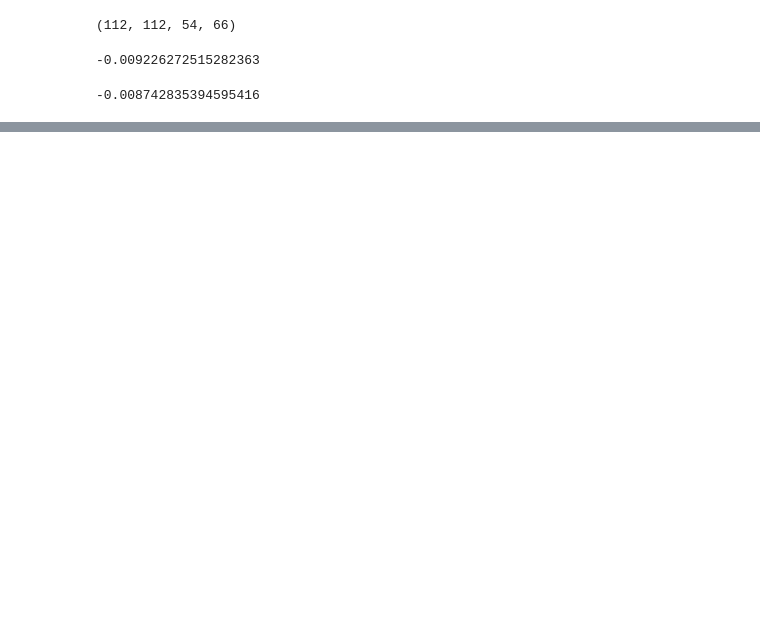
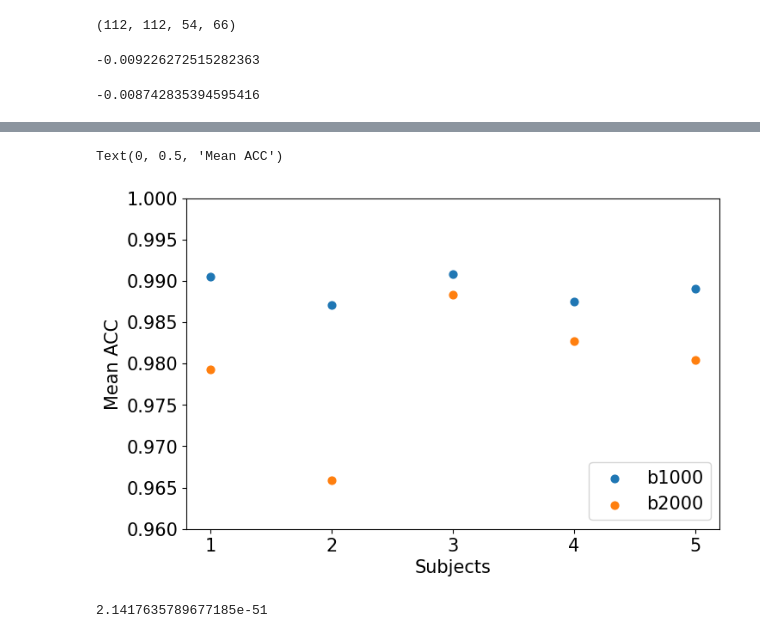
Before and after one commit to MASILab/gradtensor, a Jupyter notebook: src/sh_val_plot1.ipynb, the cells around one changed output, grey strips where cells are left out. Saved outputs shown, nothing was run; the diff lists cells and outputs as text; code cells hidden in the pictures; blank space fills up the shorter version.

```diff
--- a/src/sh_val_plot1.ipynb
+++ b/src/sh_val_plot1.ipynb
@@ -196,0 +317,16 @@ pk_sh2000[45][45][30][45]
+# %%
+acc1000 = [0.9904828919394973,0.987087871556337,0.9908236392712096,0.9875183958383225,0.9891097518815941]
+acc2000 = [0.9792517992862245,0.9658582417455683,0.9883785019510217,0.9826812535794488,0.9804747002887525]
+# %%
+plt.rcParams.update({'font.size':15})
+fig, ax = plt.subplots(figsize=(8,5))
+plt.scatter(range(5),acc1000,40,label='b1000')
+plt.scatter(range(5),acc2000,40,label='b2000')
+plt.legend(loc='lower right')
+plt.ylim((0.96,1))
+plt.xticks([0,1,2,3,4],[1,2,3,4,5])
+plt.xlabel('Subjects')
+plt.ylabel('Mean ACC')
+# %% [output]
+Text(0, 0.5, 'Mean ACC')
+[figure, added]
@@ -196,0 +355,4 @@ pk_sh2000[45][45][30][45]
+# %%
+RMSE
+# %% [output]
+2.1417635789677185e-51
```
Also changed, not shown: parts of 51 cells of this notebook, 3 other files.
